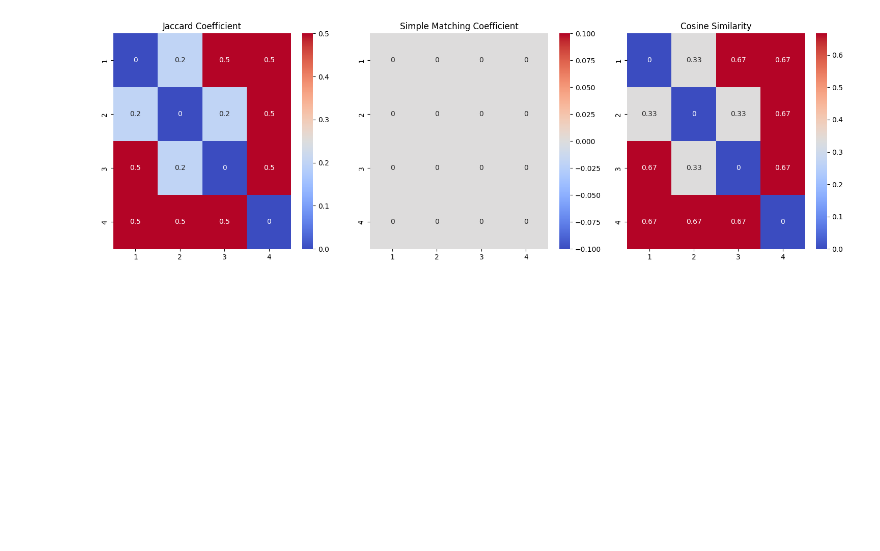
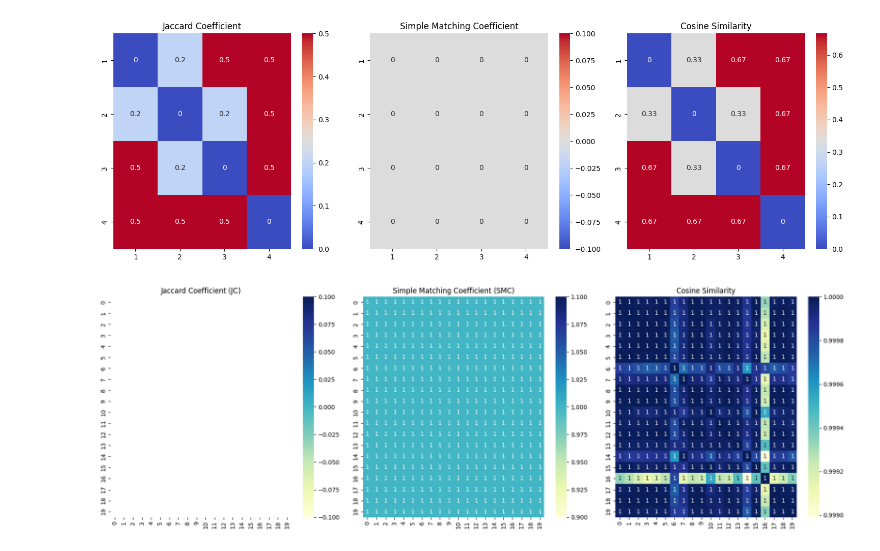
Before and after one commit to durupudiruthvika/Machine-Learning-Lab02, a Jupyter notebook: A10.ipynb, the cells around one changed output. Saved outputs shown, nothing was run; the diff lists cells and outputs as text; code cells hidden in the pictures; blank space fills up the shorter version.

```diff
--- a/A10.ipynb
+++ b/A10.ipynb
@@ -57,3 +57,86 @@ plt.tight_layout()
 plt.show()
 # %% [output]
 [figure]
+# %%
+import pandas as pd
+import numpy as np
+import seaborn as sns
+import matplotlib.pyplot as plt
+
+# Define the path to the file
+file_path = 'Lab Session Data.xlsx'
+
+try:
+    # Load the dataset
+    df = pd.read_excel(file_path, sheet_name='IRCTC Stock Price')
+
+    # Convert all columns to numeric, forcing errors to NaN (Not a Number)
+    df = df.apply(pd.to_numeric, errors='coerce')
+
+    # Fill missing values with 0
+    df = df.fillna(0)
+
+    # Extract the first 20 rows
+    subset_df = df.head(20)
+
+    # Initialize similarity matrices
+    n = subset_df.shape[0]
+    jc_matrix = np.zeros((n, n))
+    smc_matrix = np.zeros((n, n))
+    cosine_matrix = np.zeros((n, n))
+
+    # Calculate Jaccard Coefficient (JC), Simple Matching Coefficient (SMC), and Cosine Similarity
+    for i in range(n):
+        for j in range(i, n):
+            vector1 = subset_df.iloc[i].values
+            vector2 = subset_df.iloc[j].values
+
+            # Ensure vectors are binary for Jaccard and SMC
+            binary_vector1 = np.where((vector1 == 0) | (vector1 == 1), vector1, np.nan)
+            binary_vector2 = np.where((vector2 == 0) | (vector2 == 1), vector2, np.nan)
+
+            # Jaccard Coefficient (JC)
+            f11 = np.sum((binary_vector1 == 1) & (binary_vector2 == 1))
+            f10 = np.sum((binary_vector1 == 1) & (binary_vector2 == 0))
+            f01 = np.sum((binary_vector1 == 0) & (binary_vector2 == 1))
+            jc = f11 / (f01 + f10 + f11) if (f01 + f10 + f11) > 0 else np.nan
+            jc_matrix[i, j] = jc
+            jc_matrix[j, i] = jc  # Symmetric matrix
+
+            # Simple Matching Coefficient (SMC)
+            f00 = np.sum((binary_vector1 == 0) & (binary_vector2 == 0))
+            smc = (f11 + f00) / (f00 + f01 + f10 + f11) if (f00 + f01 + f10 + f11) > 0 else np.nan
+            smc_matrix[i, j] = smc
+            smc_matrix[j, i] = smc  # Symmetric matrix
+
+            # Cosine Similarity
+            norm_vector1 = np.linalg.norm(vector1)
+            norm_vector2 = np.linalg.norm(vector2)
+            if norm_vector1 > 0 and norm_vector2 > 0:
+                cosine_similarity = np.dot(vector1, vector2) / (norm_vector1 * norm_vector2)
+            else:
+                cosine_similarity = np.nan
+            cosine_matrix[i, j] = cosine_similarity
+            cosine_matrix[j, i] = cosine_similarity  # Symmetric matrix
+
+    # Plot heatmaps
+    fig, axes = plt.subplots(1, 3, figsize=(18, 6))
+
+    sns.heatmap(jc_matrix, annot=True, cmap='YlGnBu', ax=axes[0], mask=np.isnan(jc_matrix))
+    axes[0].set_title('Jaccard Coefficient (JC)')
+
+    sns.heatmap(smc_matrix, annot=True, cmap='YlGnBu', ax=axes[1], mask=np.isnan(smc_matrix))
+    axes[1].set_title('Simple Matching Coefficient (SMC)')
+
+    sns.heatmap(cosine_matrix, annot=True, cmap='YlGnBu', ax=axes[2], mask=np.isnan(cosine_matrix))
+    axes[2].set_title('Cosine Similarity')
+
+    plt.tight_layout()
+    plt.show()
+
+except FileNotFoundError:
+    print(f"Error: The file at path '{file_path}' was not found. Please check the file path and try again.")
+except Exception as e:
+    print(f"An error occurred: {e}")
+# %% [output]
+[figure, added]
```
Also changed, not shown: parts of 1 cell of this notebook.
